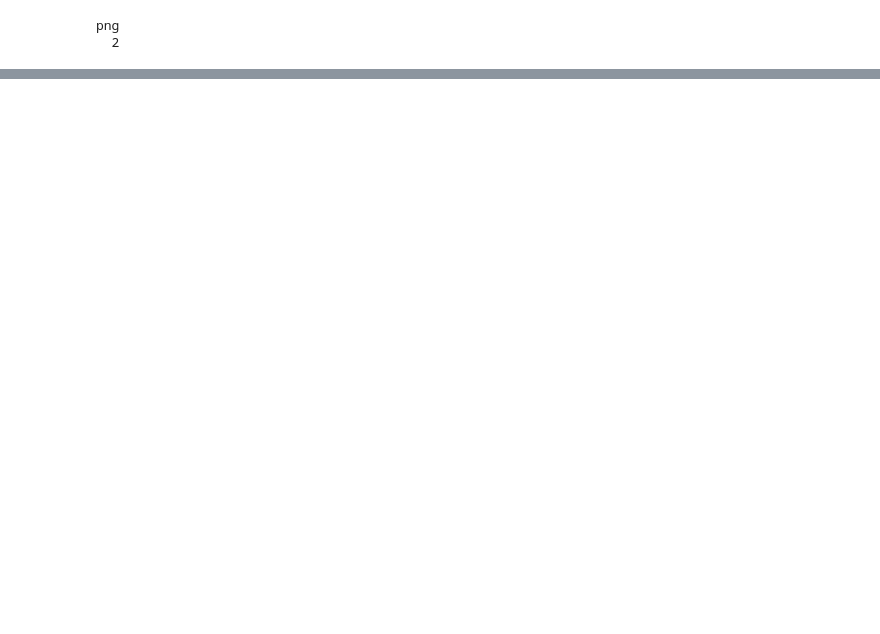
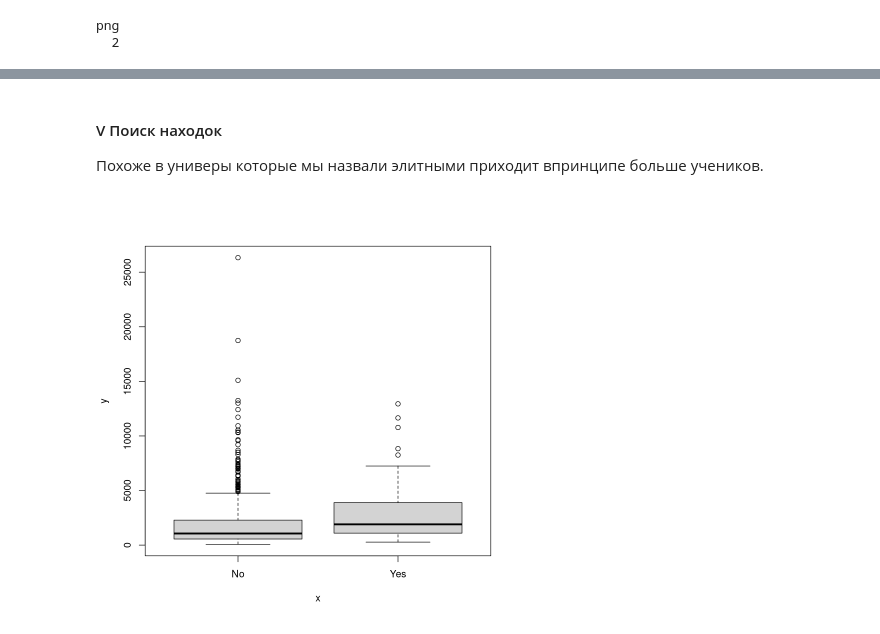
Before and after one commit to Dranikf/Intro_to_stat_learning, a Jupyter notebook: chapter2/practice.ipynb, the cells around one changed output, grey strips where cells are left out. Saved outputs shown, nothing was run; the diff lists cells and outputs as text; code cells hidden in the pictures; blank space fills up the shorter version.

```diff
--- a/chapter2/practice.ipynb
+++ b/chapter2/practice.ipynb
@@ -116,0 +145,8 @@ png
+# %% [markdown]
+#### V Поиск находок
+
+Похоже в универы которые мы назвали элитными приходит впринципе больше учеников.
+# %%
+plot(College$Elite, College$Accept)
+# %% [output]
+[figure, added]
```
Also changed, not shown: parts of 42 cells of this notebook, 1 other file.
